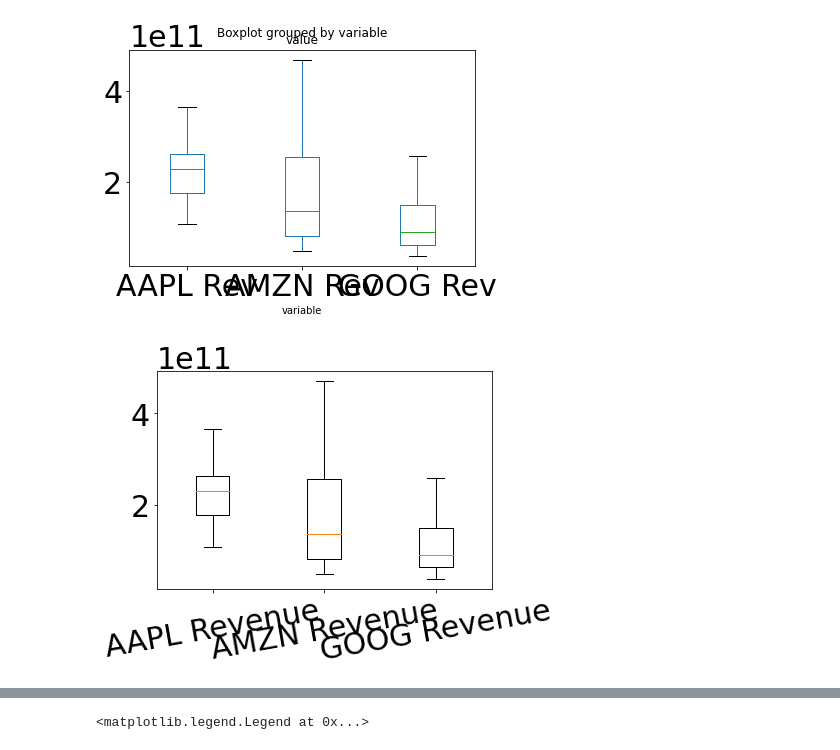
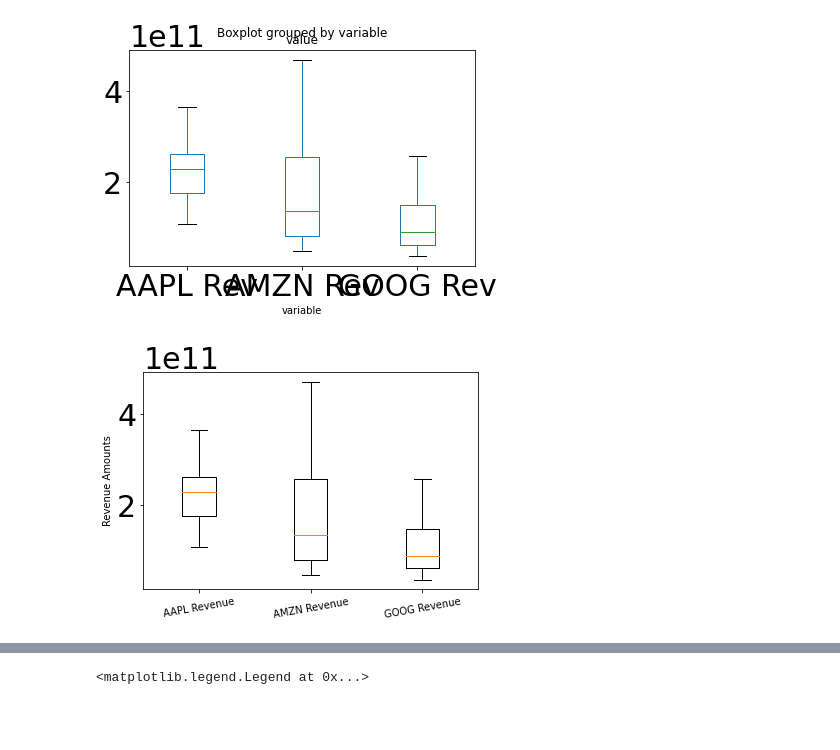
Before and after one commit to lyndsaywylie/Project-1, a Jupyter notebook: lyns.ipynb, the cells around one changed output, grey strips where cells are left out. Cells and saved outputs as stored; diff of their text form; code cells hidden in the pictures; blank space fills up the shorter version.

```diff
--- a/lyns.ipynb
+++ b/lyns.ipynb
@@ -526,14 +653,15 @@ box_plot_rev.boxplot(by ='variable', column =['value'], grid = False)
 # %%
 aapl_rev = box_plot_rev2["AAPL Rev"]
 amzn_rev = box_plot_rev2["AMZN Rev"]
 goog_rev = box_plot_rev2["GOOG Rev"]
 columns = [aapl_rev, amzn_rev, goog_rev]
 fig, ax = plt.subplots()
 ax.boxplot(columns)
-plt.xticks([1, 2, 3], ["AAPL Revenue", "AMZN Revenue", "GOOG Revenue"], rotation=10)
+plt.xticks([1, 2, 3], ["AAPL Revenue", "AMZN Revenue", "GOOG Revenue"], fontsize = 10, rotation=10)
+plt.ylabel("Revenue Amounts", fontsize=10)
 plt.show()
 # %% [output]
-[figure, old version]
+[figure, new version]
 # %%
 #Extract individual revenues
 aapl_rev = box_plot_rev[box_plot_rev["variable"] == "AAPL Rev"]["value"]
```
Also changed, not shown: parts of 13 cells of this notebook.
